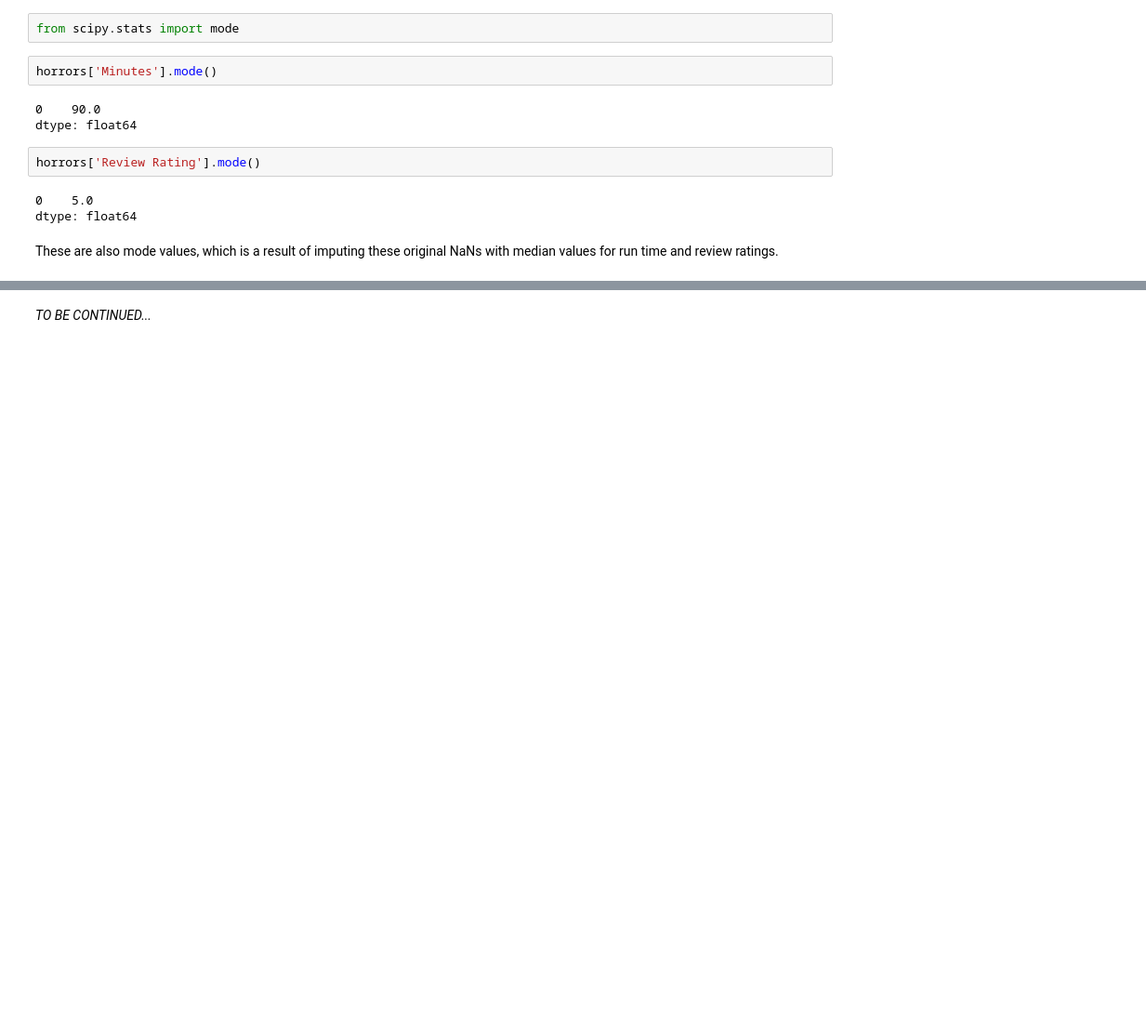
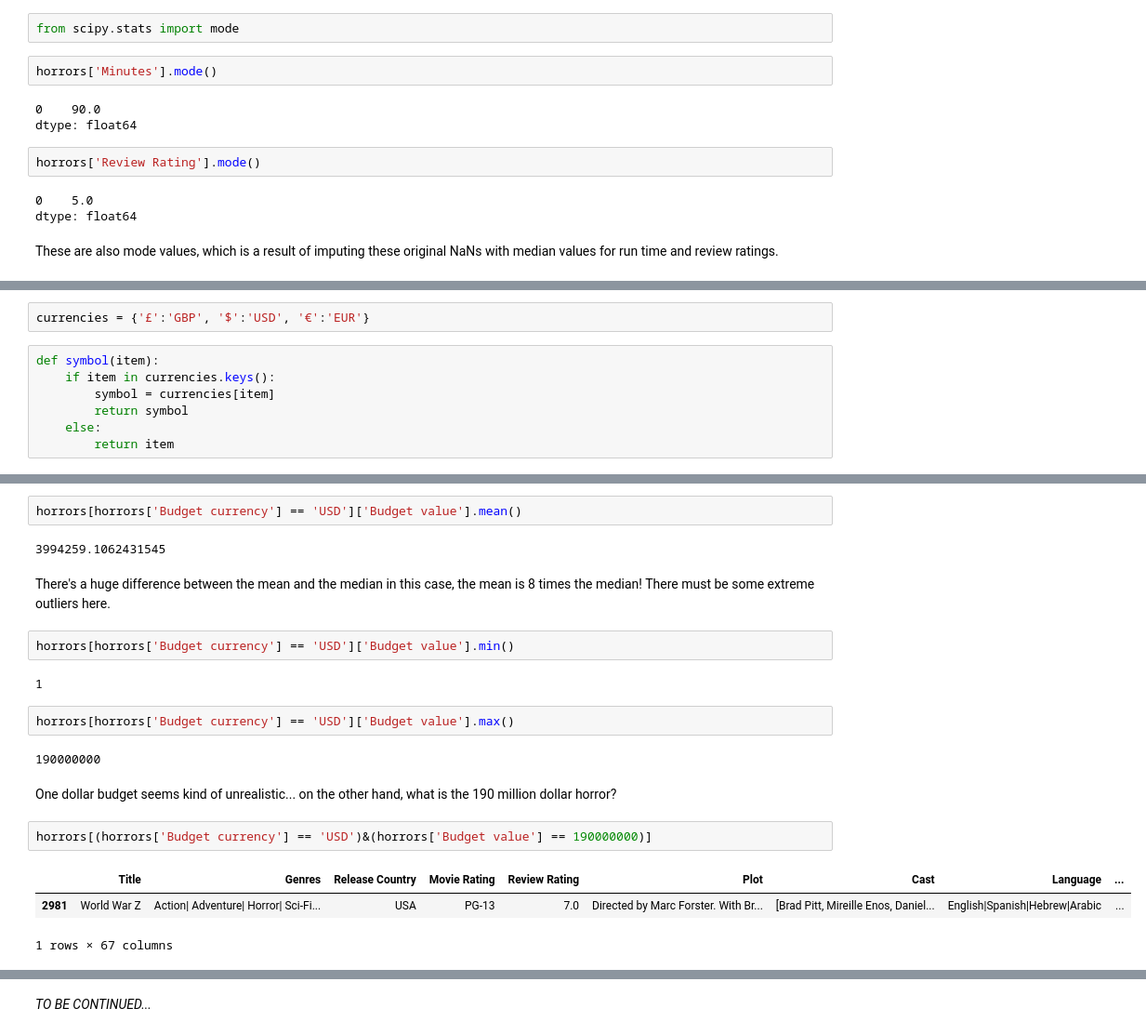
Before and after one commit to nebelgrau77/pandas-wrangling, a Jupyter notebook: horrors_IMDB.ipynb, the cells around one changed output, grey strips where cells are left out. Shown at 93% size. Cells and saved outputs as stored; diff of their text form; blank space fills up the shorter version.

```diff
--- a/horrors_IMDB.ipynb
+++ b/horrors_IMDB.ipynb
@@ -816,0 +868,9 @@ These are also mode values, which is a result of imputing these original NaNs wi
+# %%
+currencies = {'£':'GBP', '$':'USD', '€':'EUR'}
+# %%
+def symbol(item):
+    if item in currencies.keys():
+        symbol = currencies[item]
+        return symbol
+    else:
+        return item
@@ -816,0 +896,24 @@ These are also mode values, which is a result of imputing these original NaNs wi
+# %%
+horrors[horrors['Budget currency'] == 'USD']['Budget value'].mean()
+# %% [output]
+3994259.1062431545
+# %% [markdown]
+
+There's a huge difference between the mean and the median in this case, the mean is 8 times the median! There must be some extreme outliers here.
+# %%
+horrors[horrors['Budget currency'] == 'USD']['Budget value'].min()
+# %% [output]
+1
+# %%
+horrors[horrors['Budget currency'] == 'USD']['Budget value'].max()
+# %% [output]
+190000000
+# %% [markdown]
+
+One dollar budget seems kind of unrealistic... on the other hand, what is the 190 million dollar horror?
+# %%
+horrors[(horrors['Budget currency'] == 'USD')&(horrors['Budget value'] == 190000000)]
+# %% [output]
+|  | Title | Genres | Release Country | Movie Rating | Review Rating | Plot | Cast | Language | ... |
+| 2981 | World War Z | Action| Adventure| Horror| Sci-Fi... | USA | PG-13 | 7.0 | Directed by Marc Forster. With Br... | [Brad Pitt, Mireille Enos, Daniel... | English|Spanish|Hebrew|Arabic | ... |
+1 rows × 67 columns
```
Also changed, not shown: parts of 45 cells of this notebook.
